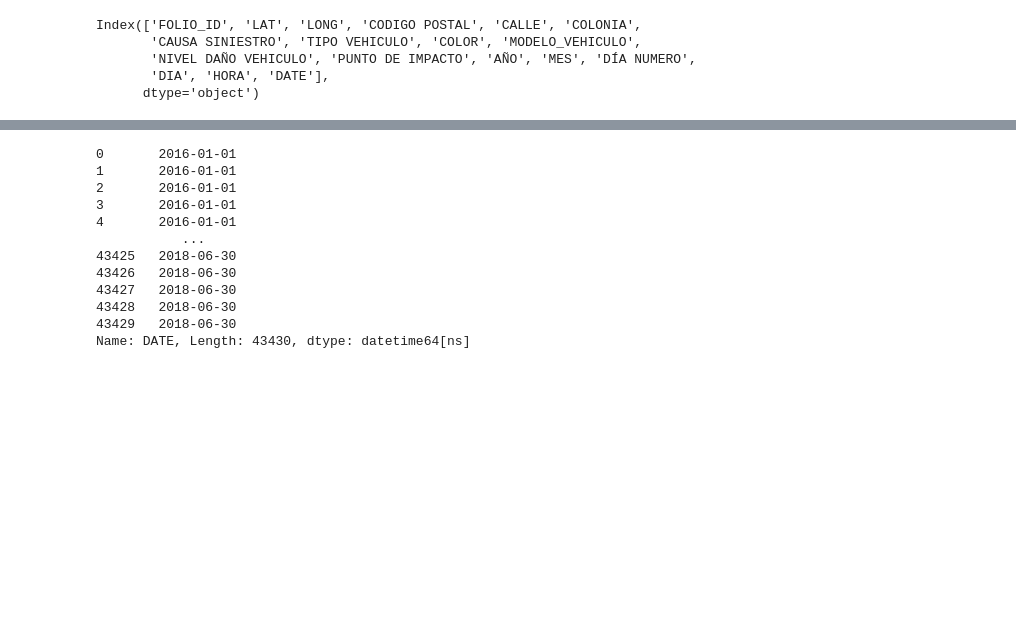
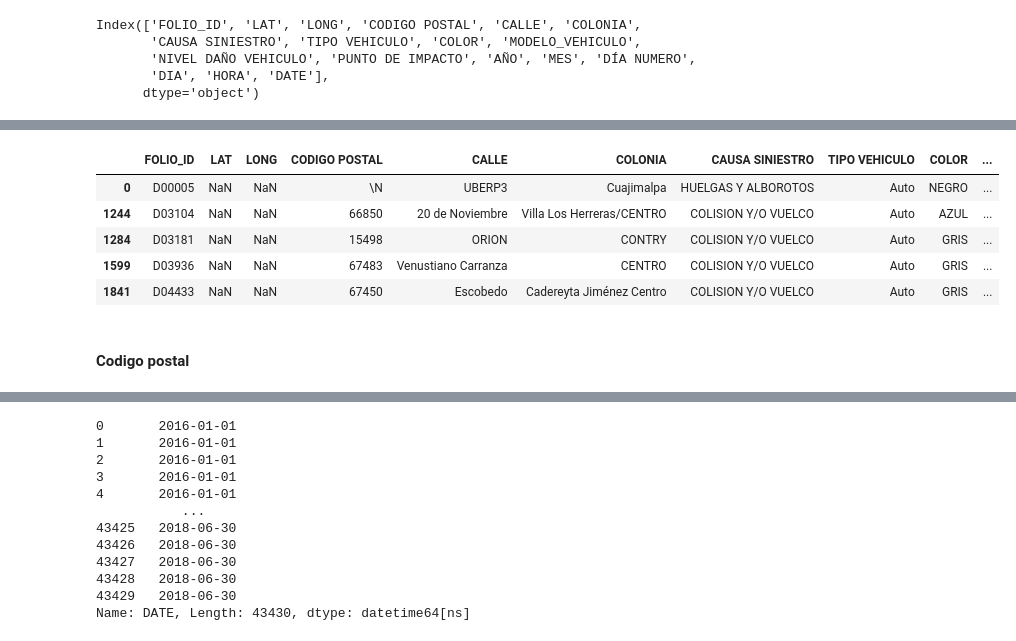
Before and after one commit to NemesioNav/Datlas_Intern_Challenge, a Jupyter notebook: cleaning_siniestros.ipynb, the cells around one changed output, grey strips where cells are left out. Cells and saved outputs as stored; diff of their text form; code cells hidden in the pictures; blank space fills up the shorter version.

```diff
--- a/cleaning_siniestros.ipynb
+++ b/cleaning_siniestros.ipynb
@@ -105,0 +167,11 @@ data_clean['DATE'].astype()
+# %%
+data_clean.loc[outliers_coords].head()
+# %% [output]
+|  | FOLIO_ID | LAT | LONG | CODIGO POSTAL | CALLE | COLONIA | CAUSA SINIESTRO | TIPO VEHICULO | COLOR | ... |
+| 0 | D00005 | NaN | NaN | \N | UBERP3 | Cuajimalpa | HUELGAS Y ALBOROTOS | Auto | NEGRO | ... |
+| 1244 | D03104 | NaN | NaN | 66850 | 20 de Noviembre | Villa Los Herreras/CENTRO | COLISION Y/O VUELCO | Auto | AZUL | ... |
+| 1284 | D03181 | NaN | NaN | 15498 | ORION | CONTRY | COLISION Y/O VUELCO | Auto | GRIS | ... |
+| 1599 | D03936 | NaN | NaN | 67483 | Venustiano Carranza | CENTRO | COLISION Y/O VUELCO | Auto | GRIS | ... |
+| 1841 | D04433 | NaN | NaN | 67450 | Escobedo | Cadereyta Jiménez Centro | COLISION Y/O VUELCO | Auto | GRIS | ... |
+# %% [markdown]
+#### Codigo postal
```
Also changed, not shown: parts of 85 cells of this notebook.
